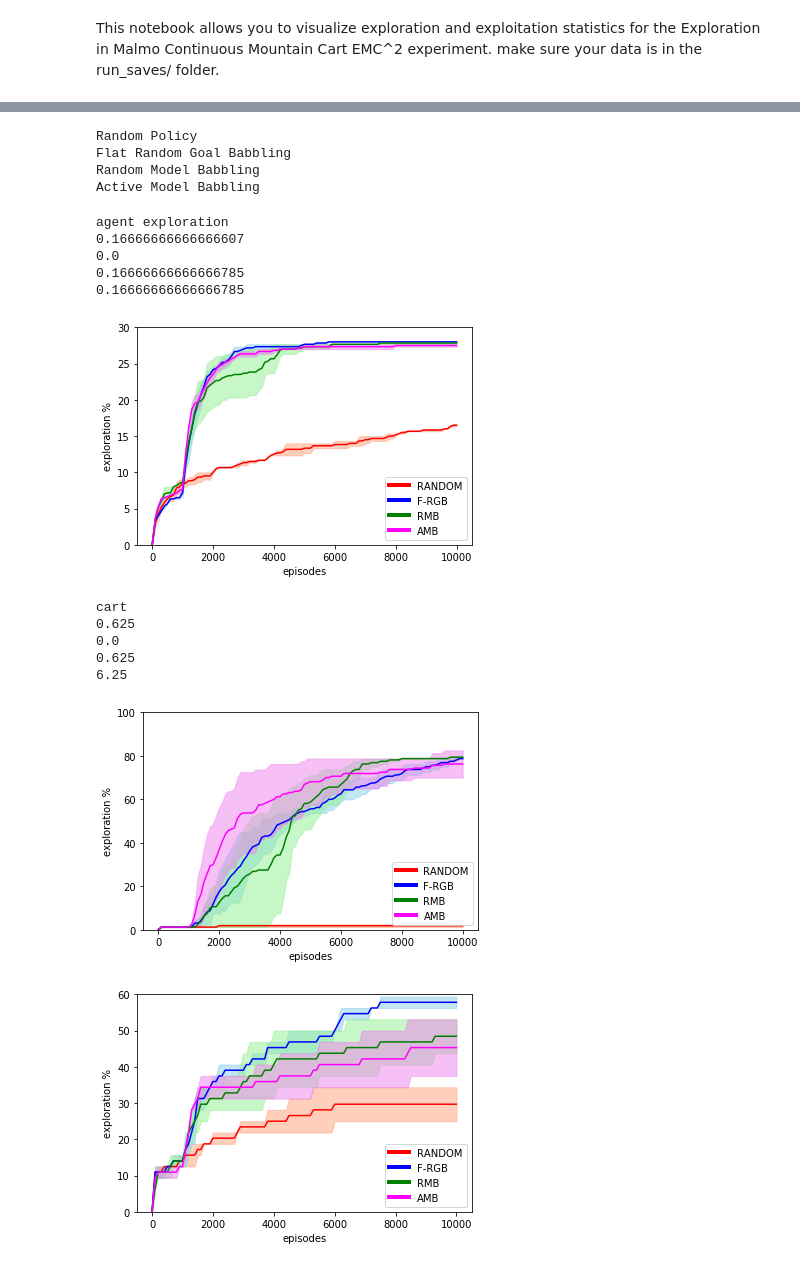
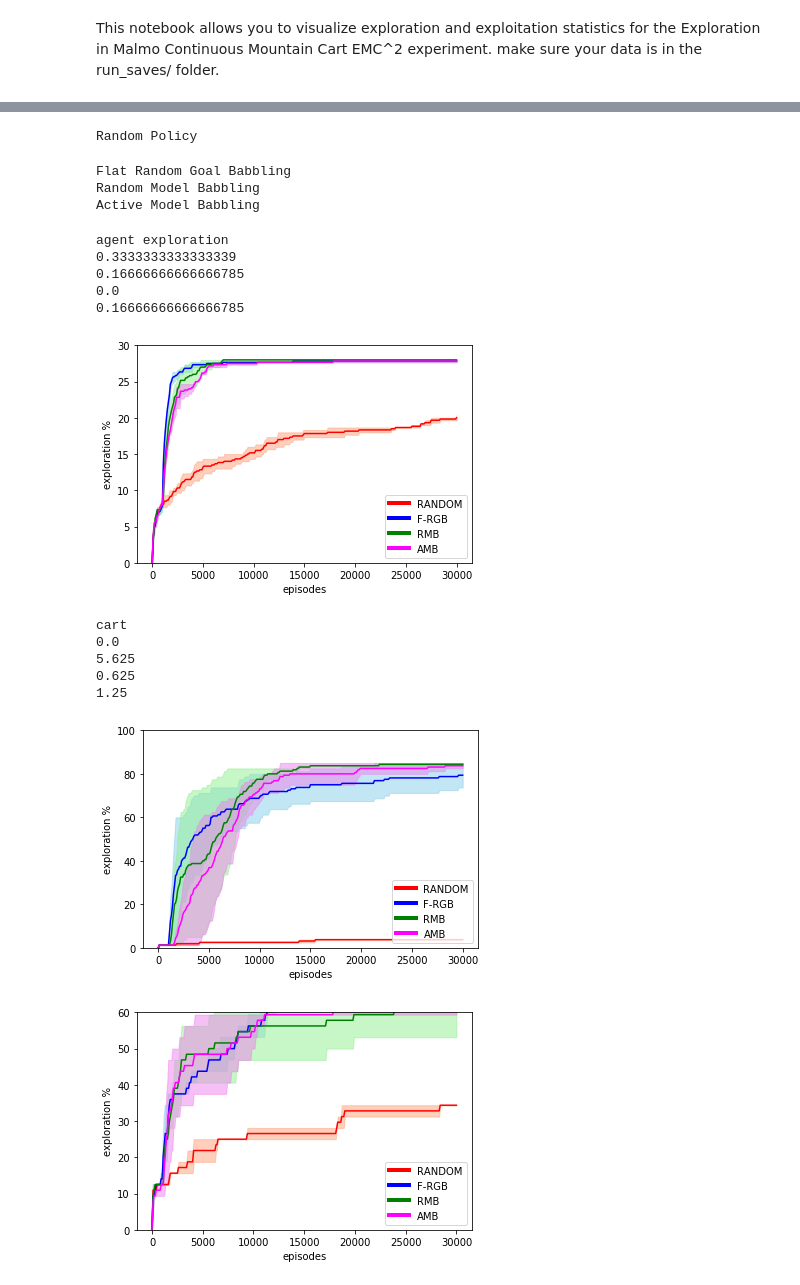
Before and after one commit to rPortelas/malmo_mountain_cart, a Jupyter notebook: data_visualization.ipynb, the cells around one changed output, grey strips where cells are left out. Drawn from its saved outputs; the diff is of its cells as text; code cells hidden in the pictures.

```diff
--- a/data_visualization.ipynb
+++ b/data_visualization.ipynb
@@ -11,7 +11,7 @@ import seaborn
 nb_runs = 2
 model_full_names = ["Random Policy", "Flat Random Goal Babbling", "Random Model Babbling", "Active Model Babbling"]
 #model_full_names = ["Flat Random Goal Babbling", "Random Model Babbling", "Active Model Babbling"]
-model_filenames = ["skip4_random","skip4_f_rgb","skip4_rmb","skip4_amb"]
+model_filenames = ["long_random","long_f_rgb","long_rmb","long_amb"]
 #model_filenames = ["random","dist_fmb","dist_rmb","dist_amb"]
 
 saves = {}
@@ -243,9 +217,9 @@ std_b_explo = np.std(all_b_explo,axis=1)
 std_c_explo = np.std(all_c_explo,axis=1)
 # %% [output]
 Random Policy
-Flat Random Goal Babbling
-Random Model Babbling
-Active Model Babbling
+Flat Random Goal Babbling
+Random Model Babbling
+Active Model Babbling
 # %%
 def plot_with_std(x,y,err,color,shade_color,label,y_min,y_max):
     plt.plot(x,y, color=color, label=label,linewidth=1.5)
@@ -262,48 +236,48 @@ def plot_with_std(x,y,err,color,shade_color,label,y_min,y_max):
 labels = ['RANDOM','F-RGB','RMB','AMB']
 shades_colors = ['lightsalmon','skyblue','lightgreen','violet']
 print("agent exploration")
-x = np.arange(0,10100,100)
+x = np.arange(0,30100,100)
 for i in range(4):
     print(std_a_explo[i,-1])
     y = mean_a_explo[i,:]
     err = std_a_explo[i,:]
     plot_with_std(x,y,err,colors[i],shades_colors[i],labels[i],0,30)
 #plt.savefig("dist_agent_pos_expl.pdf", bbox_inches='tight')
 plt.show()
 
 print("cart")
 for i in range(4):
     print(std_c_explo[i,-1])
     y = mean_c_explo[i,:]
     err = std_c_explo[i,:]
     plot_with_std(x,y,err,colors[i],shades_colors[i],labels[i],0,100)
 #plt.savefig("dist_cart_pos_expl.pdf", bbox_inches='tight')
 plt.show()
 
 #print "bread"
 for i in range(4):
     y = mean_b_explo[i,:]
     err = std_b_explo[i,:]
     plot_with_std(x,y,err,colors[i],shades_colors[i],labels[i],0,60)
 #plt.savefig("dist_bread_pos_expl.pdf", bbox_inches='tight')
 plt.show()
 #plt.plot(mean_a_explo, color='red', label=m_name.replace('_',' '))
 #plt.plot(mean_c_explo, color='blue', label=m_name.replace('_',' '))
 #plt.plot(mean_b_explo, color='green', label=m_name.replace('_',' '))
 # %% [output]
 agent exploration
-0.16666666666666607
+0.3333333333333339
+0.16666666666666785
 0.0
 0.16666666666666785
-0.16666666666666785
-[figure, old version]
+[figure, new version]
 cart
+0.0
+5.625
 0.625
-0.0
-0.625
-6.25
+1.25
-[figure, old version]
+[figure, new version]
-[figure, old version]
+[figure, new version]
 # %%
 short_labels = ['agent','bread','cart','distr 1','distr 2','distr 3', 'distr 4']
 
```
Also changed, not shown: parts of 5 cells of this notebook, 4 other files.
